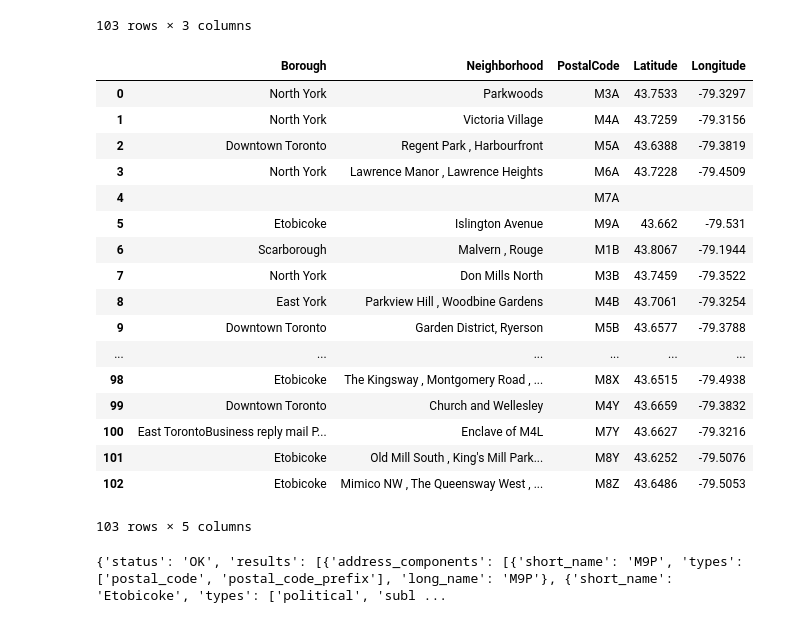
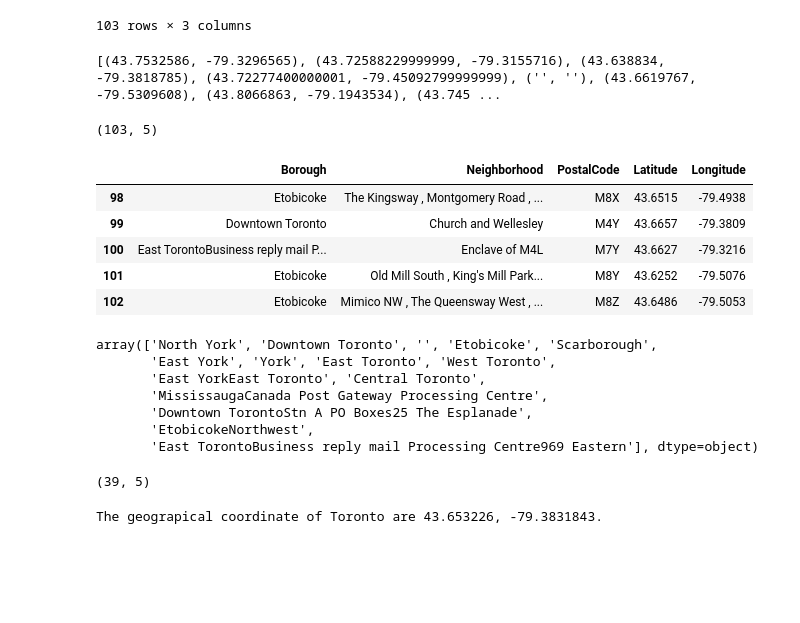
Before and after one commit to hksinha11/Coursera-capstone-project, a Jupyter notebook: Toronto Neighborhood Clustering .ipynb, the cells around one changed output. Cells and saved outputs as stored; diff of their text form; code cells hidden in the pictures; blank space fills up the shorter version.

```diff
--- a/Toronto Neighborhood Clustering .ipynb
+++ b/Toronto Neighborhood Clustering .ipynb
@@ -100,7 +128,9 @@ for idx in range(len(postal_codes)):
         longitude = ''
         locations.append((latitude, longitude))
         continue
-#print(locations)
+print(locations)
+# %% [output]
+[(43.7532586, -79.3296565), (43.72588229999999, -79.3155716), (43.638834, -79.3818785), (43.72277400000001, -79.45092799999999), ('', ''), (43.6619767, -79.5309608), (43.8066863, -79.1943534), (43.745 ...
 # %%
 lats = []
 longs = []
@@ -117,29 +147,39 @@ df.loc[76, ["Latitude"]] = 43.63827828029151
 df.loc[76, "Longitude"] = -79.61459401970849
 df.loc[70, ["Latitude"]] = 43.696319
 df.loc[76, "Longitude"] = -79.5322424
-df
+df.shape
 # %% [output]
-|  | Borough | Neighborhood | PostalCode | Latitude | Longitude |
-| 0 | North York | Parkwoods | M3A | 43.7533 | -79.3297 |
-| 1 | North York | Victoria Village | M4A | 43.7259 | -79.3156 |
-| 2 | Downtown Toronto | Regent Park , Harbourfront | M5A | 43.6388 | -79.3819 |
-| 3 | North York | Lawrence Manor , Lawrence Heights | M6A | 43.7228 | -79.4509 |
-| 4 |  |  | M7A |  |  |
-| 5 | Etobicoke | Islington Avenue | M9A | 43.662 | -79.531 |
-| 6 | Scarborough | Malvern , Rouge | M1B | 43.8067 | -79.1944 |
-| 7 | North York | Don Mills North | M3B | 43.7459 | -79.3522 |
-| 8 | East York | Parkview Hill , Woodbine Gardens | M4B | 43.7061 | -79.3254 |
-| 9 | Downtown Toronto | Garden District, Ryerson | M5B | 43.6577 | -79.3788 |
-| ... | ... | ... | ... | ... | ... |
-| 98 | Etobicoke | The Kingsway , Montgomery Road , ... | M8X | 43.6515 | -79.4938 |
-| 99 | Downtown Toronto | Church and Wellesley | M4Y | 43.6659 | -79.3832 |
-| 100 | East TorontoBusiness reply mail P... | Enclave of M4L | M7Y | 43.6627 | -79.3216 |
-| 101 | Etobicoke | Old Mill South , King's Mill Park... | M8Y | 43.6252 | -79.5076 |
-| 102 | Etobicoke | Mimico NW , The Queensway West , ... | M8Z | 43.6486 | -79.5053 |
-103 rows × 5 columns
+(103, 5)
+# %%
+df.tail()
+# %% [output]
+|  | Borough | Neighborhood | PostalCode | Latitude | Longitude |
+| 98 | Etobicoke | The Kingsway , Montgomery Road , ... | M8X | 43.6515 | -79.4938 |
+| 99 | Downtown Toronto | Church and Wellesley | M4Y | 43.6657 | -79.3809 |
+| 100 | East TorontoBusiness reply mail P... | Enclave of M4L | M7Y | 43.6627 | -79.3216 |
+| 101 | Etobicoke | Old Mill South , King's Mill Park... | M8Y | 43.6252 | -79.5076 |
+| 102 | Etobicoke | Mimico NW , The Queensway West , ... | M8Z | 43.6486 | -79.5053 |
+# %%
+df['Borough'].unique()
+# %% [output]
+array(['North York', 'Downtown Toronto', '', 'Etobicoke', 'Scarborough',
+       'East York', 'York', 'East Toronto', 'West Toronto',
+       'East YorkEast Toronto', 'Central Toronto',
+       'MississaugaCanada Post Gateway Processing Centre',
+       'Downtown TorontoStn A PO Boxes25 The Esplanade',
+       'EtobicokeNorthwest',
+       'East TorontoBusiness reply mail Processing Centre969 Eastern'], dtype=object)
+# %%
+toronto = df[df['Borough'].str.contains('Toronto')].reset_index(drop=True)
+toronto.shape
+# %% [output]
+(39, 5)
 # %%
-url = 'https://maps.googleapis.com/maps/api/geocode/json?key={}&address={}'.format(API_key, "M9P, Westmount, Etobicoke")
+url = 'https://maps.googleapis.com/maps/api/geocode/json?key={}&address={}'.format(API_key, 'Toronto, Canada')
 response = requests.get(url).json() # get response
-print(response)
+geographical_data = response['results'][0]['geometry']['location'] # get geographical coordinates
+latitude = geographical_data['lat']
+longitude = geographical_data['lng']
+print('The geograpical coordinate of Toronto are {}, {}.'.format(latitude, longitude))
 # %% [output]
-{'status': 'OK', 'results': [{'address_components': [{'short_name': 'M9P', 'types': ['postal_code', 'postal_code_prefix'], 'long_name': 'M9P'}, {'short_name': 'Etobicoke', 'types': ['political', 'subl ...
+The geograpical coordinate of Toronto are 43.653226, -79.3831843.
```
Also changed, not shown: parts of 41 cells of this notebook.
